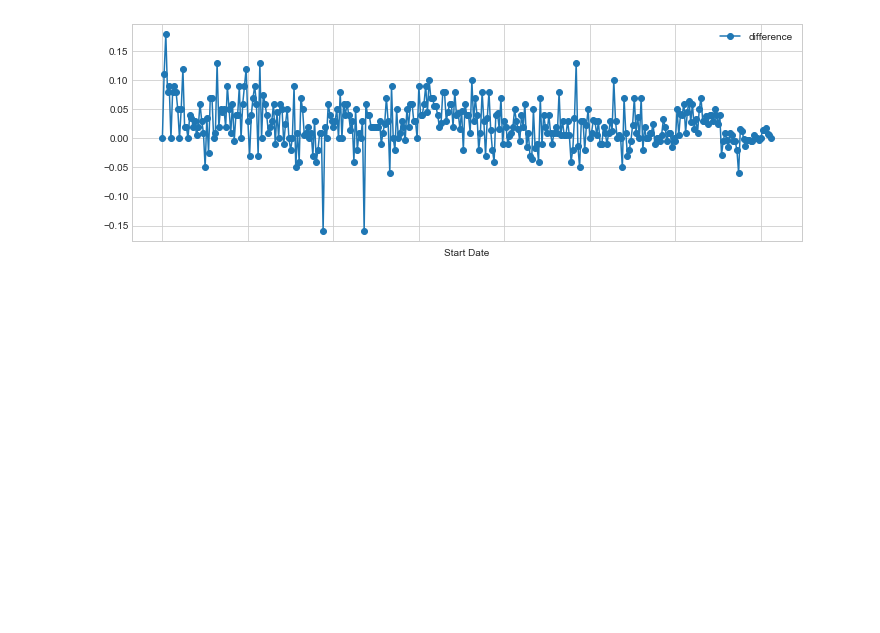
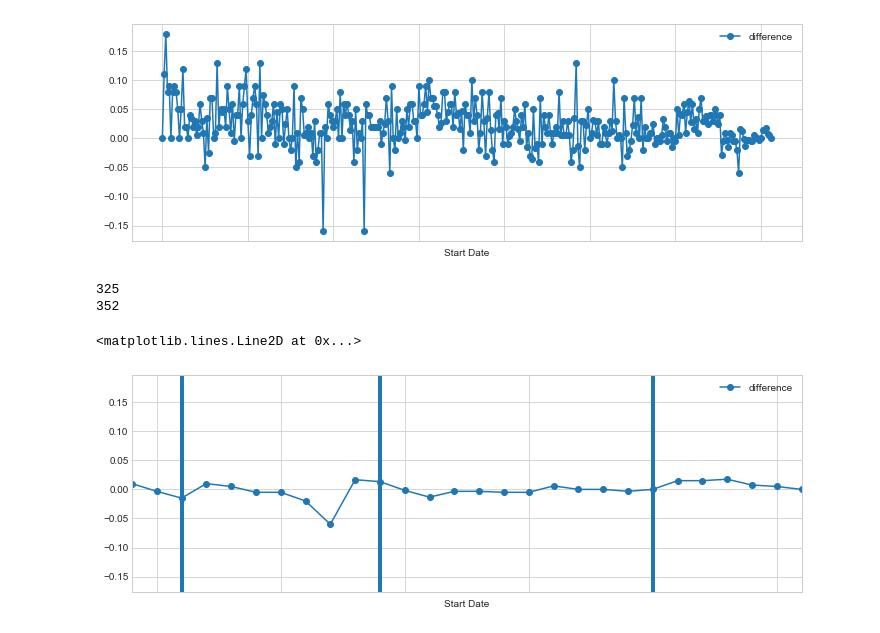
Before and after one commit to rh2835/data_analysis, a Jupyter notebook: election data project-polls and donors.ipynb, the cells around one changed output. Cells and saved outputs as stored; diff of their text form; code cells hidden in the pictures; blank space fills up the shorter version.

```diff
--- a/election data project-polls and donors.ipynb
+++ b/election data project-polls and donors.ipynb
@@ -127,0 +131,26 @@ fig=poll_df.plot('Start Date','difference',figsize=(12,4),marker='o')
+# %%
+#find index when month=2012-10
+row_in=0
+xlimit=[]
+
+for date in poll_df['Start Date']:
+    if date[0:7] == '2012-10':
+        xlimit.append(row_in)
+        row_in += 1
+    else:
+        row_in += 1
+print min(xlimit)
+print max(xlimit)
+# %% [output]
+325
+352
+# %%
+#get specific range on the original figure
+fig=poll_df.plot('Start Date','difference',figsize=(12,4),marker='o',xlim=(329,356))
+
+plt.axvline(x=329+2,linewidth=4)
+plt.axvline(x=329+10,linewidth=4)
+plt.axvline(x=329+21,linewidth=4)
+# %% [output]
+<matplotlib.lines.Line2D at 0x...>
+[figure, added]
```
Also changed, not shown: parts of 8 cells of this notebook, 1 other file.
